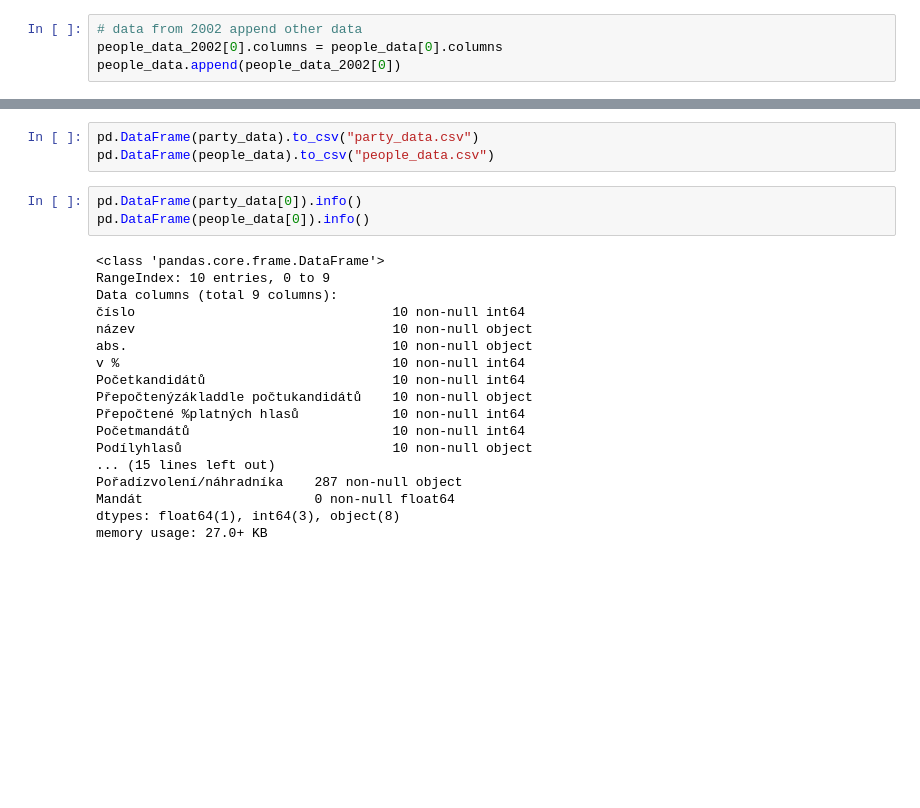
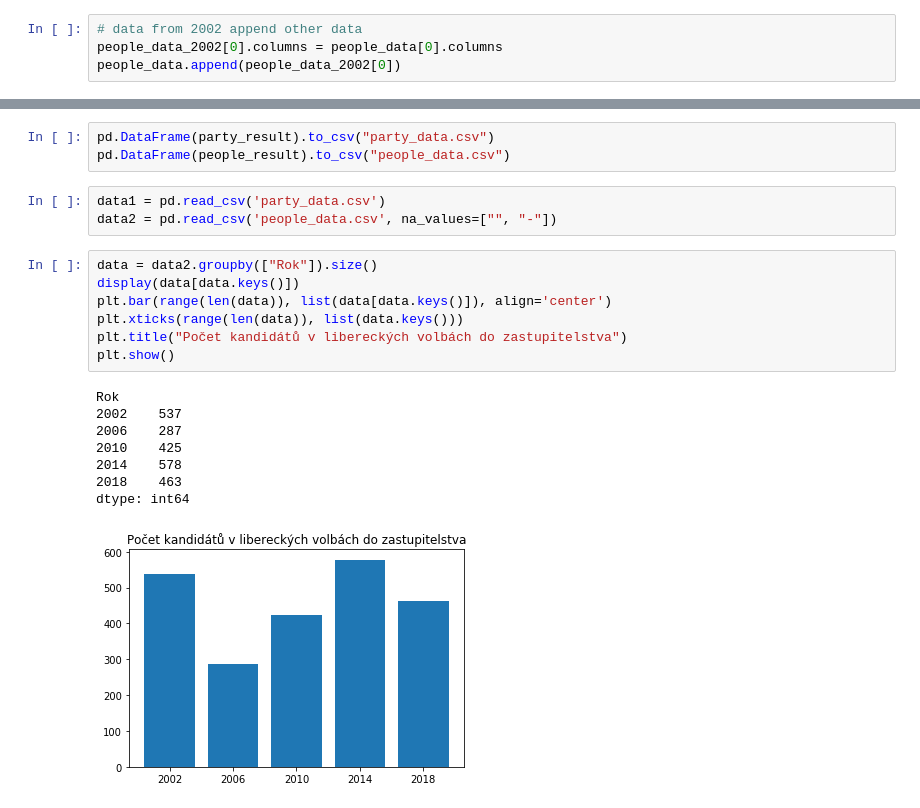
Before and after one commit to zidcenek/BI-VZD-2019-zidcenek, a Jupyter notebook: 01/homework_01_B191.ipynb, the cells around one changed output, grey strips where cells are left out. Cells and saved outputs as stored; diff of their text form; blank space fills up the shorter version.

Commit message:
finished part one, and started data visualization

```diff
--- a/01/homework_01_B191.ipynb
+++ b/01/homework_01_B191.ipynb
@@ -204,24 +230,22 @@ display(party_data[0])
 # %%
-pd.DataFrame(party_data).to_csv("party_data.csv")
-pd.DataFrame(people_data).to_csv("people_data.csv")
+pd.DataFrame(party_result).to_csv("party_data.csv")
+pd.DataFrame(people_result).to_csv("people_data.csv")
-# %%
-pd.DataFrame(party_data[0]).info()
-pd.DataFrame(people_data[0]).info()
-# %% [output]
-<class 'pandas.core.frame.DataFrame'>
-RangeIndex: 10 entries, 0 to 9
-Data columns (total 9 columns):
-číslo                                 10 non-null int64
-název                                 10 non-null object
-abs.                                  10 non-null object
-v %                                   10 non-null int64
-Početkandidátů                        10 non-null int64
-Přepočtenýzákladdle počtukandidátů    10 non-null object
-Přepočtené %platných hlasů            10 non-null int64
-Početmandátů                          10 non-null int64
-Podílyhlasů                           10 non-null object
-... (15 lines left out)
-Pořadízvolení/náhradníka    287 non-null object
-Mandát                      0 non-null float64
-dtypes: float64(1), int64(3), object(8)
-memory usage: 27.0+ KB
+# %%
+data1 = pd.read_csv('party_data.csv')
+data2 = pd.read_csv('people_data.csv', na_values=["", "-"])
+# %%
+data = data2.groupby(["Rok"]).size()
+display(data[data.keys()])
+plt.bar(range(len(data)), list(data[data.keys()]), align='center')
+plt.xticks(range(len(data)), list(data.keys()))
+plt.title("Počet kandidátů v libereckých volbách do zastupitelstva")
+plt.show()
+# %% [output]
+Rok
+2002    537
+2006    287
+2010    425
+2014    578
+2018    463
+dtype: int64
+[figure, added]
```
Also changed, not shown: parts of 17 cells of this notebook, 2 other files.
